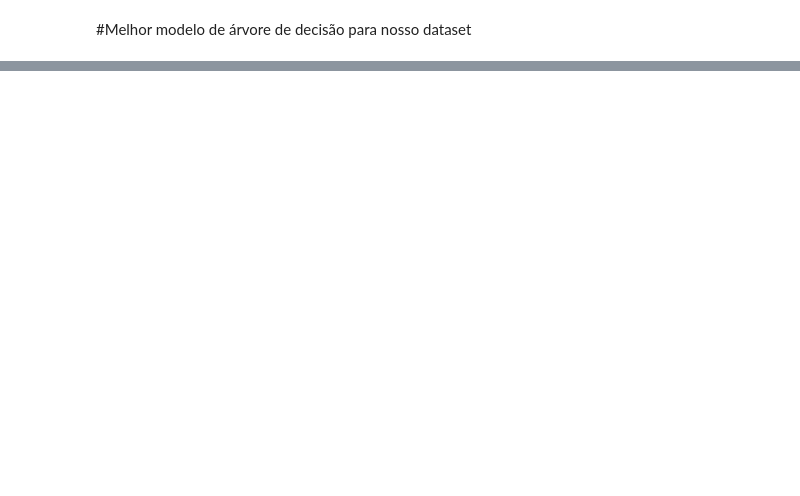
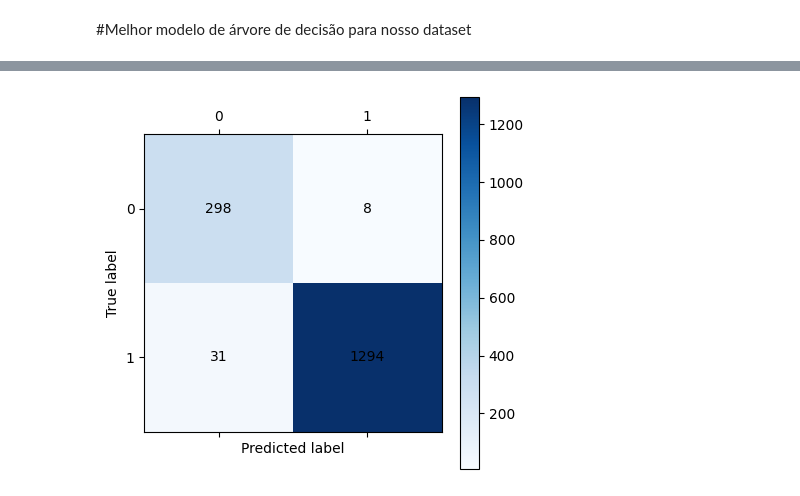
Before and after one commit to FelipeMoraes03/aprendizado_supervisionado, a Jupyter notebook: DecisionTree.ipynb, the cells around one changed output, grey strips where cells are left out. Saved outputs shown, nothing was run; the diff lists cells and outputs as text; code cells hidden in the pictures; blank space fills up the shorter version.

Commit message:
add correção decision three model

```diff
--- a/DecisionTree.ipynb
+++ b/DecisionTree.ipynb
@@ -45,0 +38,14 @@ best_tree = {
+# %%
+#Parâmetros para serem testados
+params = {'criterion' : ["gini", "log_loss", "entropy"],
+          'splitter': ["random", "best"],
+          'max_depth': [2, 4, 6, 8, 10, 12, 15, 20, 25, 30, 35, 40, 45, 50],
+          'min_samples_split': [i for i in range(2, 21) if i % 2 == 0],
+          'min_samples_leaf': [i for i in range(2, 21) if i % 2 == 0],
+          'max_features': ['sqrt', 'log2', None]}
+# %%
+decision_tree = DecisionTreeClassifier()
+# %%
+#Utilizando o Randomized Search para verificar quais os melhores parâmetros com 5000 iterações
+random_search = RandomizedSearchCV(decision_tree, params, n_iter=5000)
+random_search.fit(values_train, labels_train)
@@ -45,0 +66,4 @@ best_tree = {
+# %%
+#Verificando os melhores parâmetros selecionados
+best_paramsR = random_search.best_params_
+print(f"Best Params: {best_paramsR}")
@@ -172,0 +106,23 @@ print(best_tree)
+# %%
+#Criando uma matriz de confusão para esse modelo
+cm = confusion_matrix(labels_test, labels_prediction)
+
+plt.matshow(cm, cmap=plt.cm.Blues)
+
+#Adicionanando rótulos aos eixos x e y
+classes = ['0', '1']
+plt.xticks(np.arange(len(classes)), classes)
+plt.yticks(np.arange(len(classes)), classes)
+plt.xlabel('Predicted label')
+plt.ylabel('True label')
+
+# Adicionar as contagens de ocorrência em cada célula da matriz
+for i in range(len(classes)):
+    for j in range(len(classes)):
+        plt.text(j, i, str(cm[i][j]), horizontalalignment='center', verticalalignment='center')
+
+#Plotando a matriz de confusão
+plt.colorbar()
+plt.show()
+# %% [output]
+[figure, added]
```
Also changed, not shown: parts of 14 cells of this notebook.
